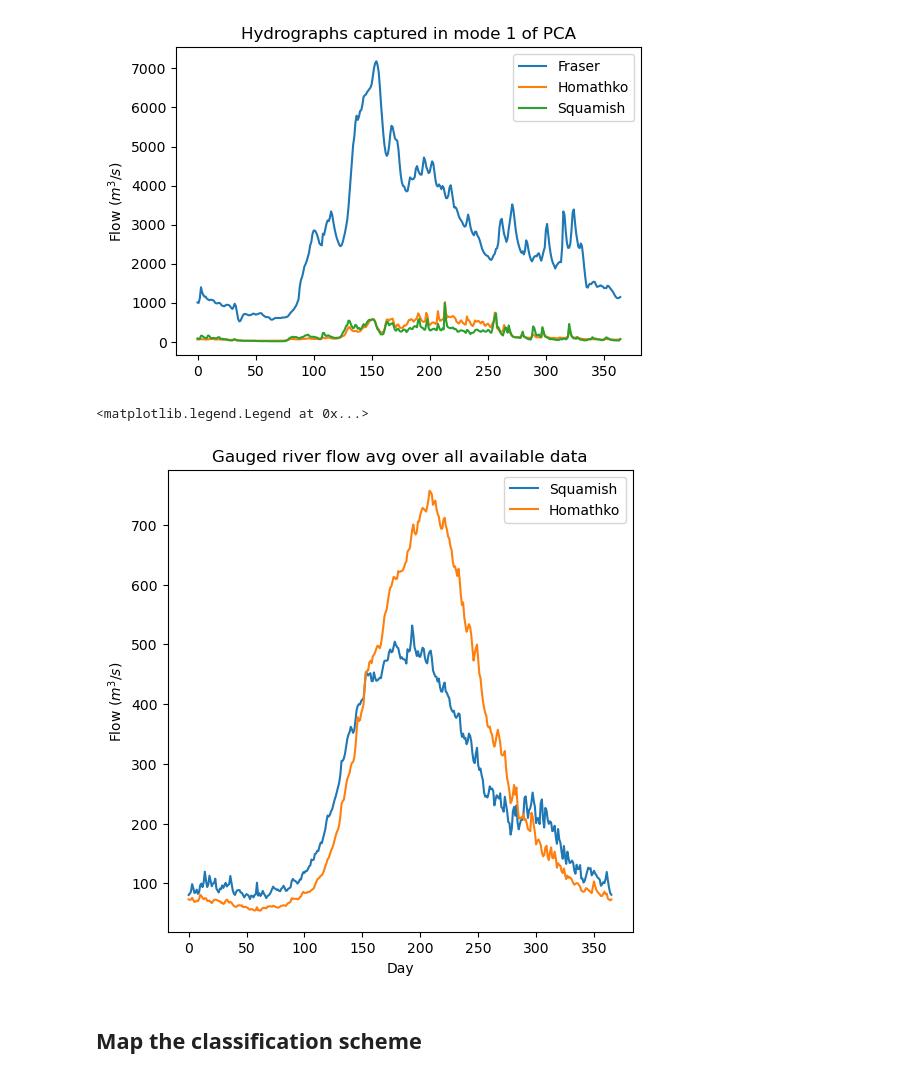
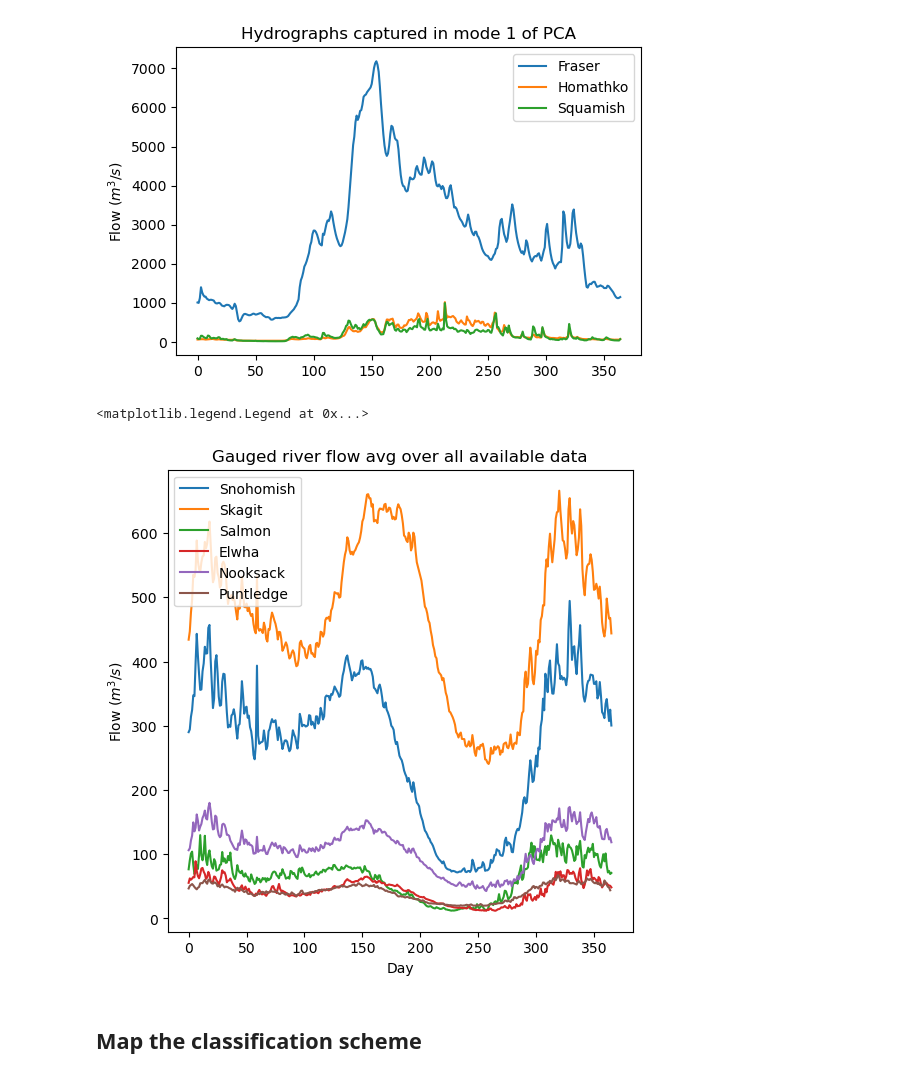
Before and after one commit to SalishSeaCast/analysis-cassidy, a Jupyter notebook: notebooks/compare_daily_river/compare_river_flows.ipynb, the cells around one changed output. Drawn from its saved outputs; the diff is of its cells as text; code cells hidden in the pictures.

Commit message:
looking into adding two rivers

```diff
--- a/notebooks/compare_daily_river/compare_river_flows.ipynb
+++ b/notebooks/compare_daily_river/compare_river_flows.ipynb
@@ -35,4 +35,8 @@ Cowichan_Lake = pd.read_csv('CowichanLake.csv',header=1)
 Cowichan_Lake = Cowichan_Lake[Cowichan_Lake['PARAM'] == 1]
 Fraser = pd.read_csv('Fraser_Hope.csv',header=1)
 Fraser = Fraser[Fraser['PARAM'] == 1]
+Nanaimo = pd.read_csv('NanaimoCassidy.csv',header=1)
+Nanaimo = Nanaimo[Nanaimo['PARAM'] == 1]
+Puntledge = pd.read_csv('PuntledgeCourtney.csv',header=1)
+Puntledge = Puntledge[Puntledge['PARAM'] == 1]
 # Elwha = pd.read_csv('ElwhaMcdonald.csv',header=1)
@@ -144,3 +179,18 @@ Cowichan_Lake = pd.DataFrame(np.vstack((January.to_numpy(), February.to_numpy(),
+# %%
+January = wrangle_df(Puntledge, 'Jan', 1, 31)
+February = wrangle_df(Puntledge, 'Feb', 2, 28)
+March = wrangle_df(Puntledge, 'Mar', 3, 31)
+April = wrangle_df(Puntledge, 'Apr', 4, 30)
+May = wrangle_df(Puntledge, 'May', 5, 31)
+June = wrangle_df(Puntledge, 'Jun', 6, 30)
+July = wrangle_df(Puntledge, 'Jul', 7, 31)
+August = wrangle_df(Puntledge, 'Aug', 8, 31)
+September = wrangle_df(Puntledge, 'Sep', 9, 30)
+October = wrangle_df(Puntledge, 'Oct', 10, 31)
+November = wrangle_df(Puntledge, 'Nov', 11, 30)
+December = wrangle_df(Puntledge, 'Dec', 12, 31)
+
+Puntledge = pd.DataFrame(np.vstack((January.to_numpy(), February.to_numpy(), March.to_numpy(), April.to_numpy(), May.to_numpy(), June.to_numpy(), July.to_numpy(), August.to_numpy(), September.to_numpy(), October.to_numpy(), November.to_numpy(), December.to_numpy())), columns= ['YYYY', 'DD', 'DISCHARGE', 'MM'])
 # %%
 ## need to add month here? so that i can sort by both
 
@@ -372,0 +449,9 @@ ax.legend()
+# %%
+Puntledge_avg = Puntledge[['MM', 'DD', 'DISCHARGE']].groupby(by=['MM', 'DD']).mean()
+
+fig, ax = plt.subplots(1, 1, figsize=(9, 4))
+
+ax.plot(range(len(Puntledge_avg['DISCHARGE'])), Puntledge_avg['DISCHARGE'])
+
+ax.set_ylabel(r'Flow ($m^3/s$)')
+ax.set_title('Puntledge gauged river flow avg over all data')
@@ -488,31 +590,33 @@ Text(0.5, 1.0, 'Hydrographs captured in mode 1 of PCA')
 # %%
 fig, ax = plt.subplots(1, 1, figsize=(6, 6))
 
 # rainfall
 # ax.plot(range(len(Nisqually_avg['DISCHARGE'])), Nisqually_avg['DISCHARGE'], label='Nisqually')
 # ax.plot(range(len(Cowichan_avg['DISCHARGE'])), Cowichan_avg['DISCHARGE'], label='Cowichan')
+# ax.plot(range(len(Nanaimo_avg['DISCHARGE'])), Nanaimo_avg['DISCHARGE'], label='Nanaimo')
 
 # mixed
-# ax.plot(range(len(Snohomish_avg['DISCHARGE'])), Snohomish_avg['DISCHARGE'], label='Snohomish')
-# ax.plot(range(len(Skagit_avg['DISCHARGE'])), Skagit_avg['DISCHARGE'], label='Skagit')
-# ax.plot(range(len(Salmon_avg['DISCHARGE'])), Salmon_avg['DISCHARGE'], label='Salmon')
-# ax.plot(range(len(Elwha_avg['DISCHARGE'])), Elwha_avg['DISCHARGE'], label='Elwha')
-# ax.plot(range(len(Nooksack_avg['DISCHARGE'])), Nooksack_avg['DISCHARGE'], label='Nooksack')
+ax.plot(range(len(Snohomish_avg['DISCHARGE'])), Snohomish_avg['DISCHARGE'], label='Snohomish')
+ax.plot(range(len(Skagit_avg['DISCHARGE'])), Skagit_avg['DISCHARGE'], label='Skagit')
+ax.plot(range(len(Salmon_avg['DISCHARGE'])), Salmon_avg['DISCHARGE'], label='Salmon')
+ax.plot(range(len(Elwha_avg['DISCHARGE'])), Elwha_avg['DISCHARGE'], label='Elwha')
+ax.plot(range(len(Nooksack_avg['DISCHARGE'])), Nooksack_avg['DISCHARGE'], label='Nooksack')
+ax.plot(range(len(Puntledge_avg['DISCHARGE'])), Puntledge_avg['DISCHARGE'], label='Puntledge')
 
 # glacial
-ax.plot(range(len(Squamish_avg['DISCHARGE'])), Squamish_avg['DISCHARGE'], label='Squamish')
-ax.plot(range(len(Homathko_avg['DISCHARGE'])), Homathko_avg['DISCHARGE'], label='Homathko')
+# ax.plot(range(len(Squamish_avg['DISCHARGE'])), Squamish_avg['DISCHARGE'], label='Squamish')
+# ax.plot(range(len(Homathko_avg['DISCHARGE'])), Homathko_avg['DISCHARGE'], label='Homathko')
 # ax.plot(range(len(Fraser_avg['DISCHARGE'])), Fraser_avg['DISCHARGE'], label='Fraser')
 
 
 ax.set_ylabel(r'Flow ($m^3/s$)')
 ax.set_xlabel('Day')
 ax.set_title('Gauged river flow avg over all available data')
 
 plt.legend()
 # %% [output]
 <matplotlib.legend.Legend at 0x...>
-[figure, old version]
+[figure, new version]
 # %% [markdown]
 ## Map the classification scheme
 # %%
```
Also changed, not shown: parts of 10 cells of this notebook, 2 other files.
